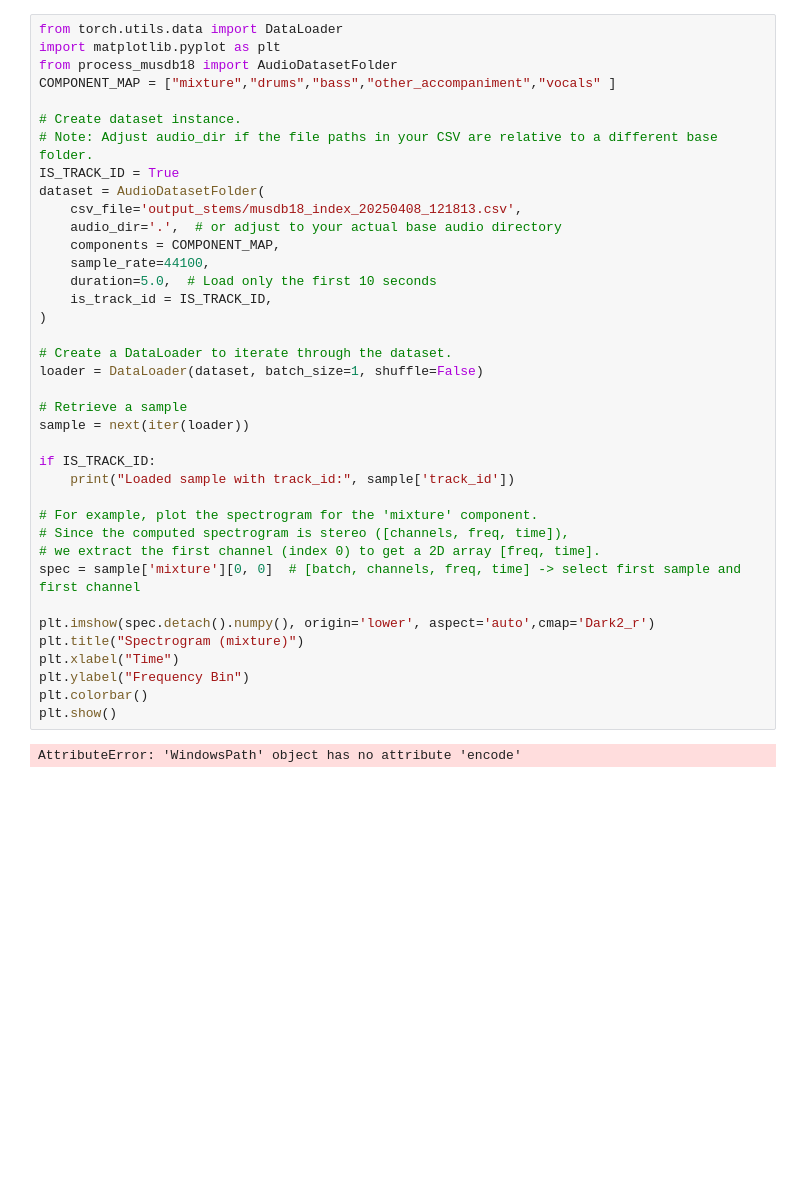
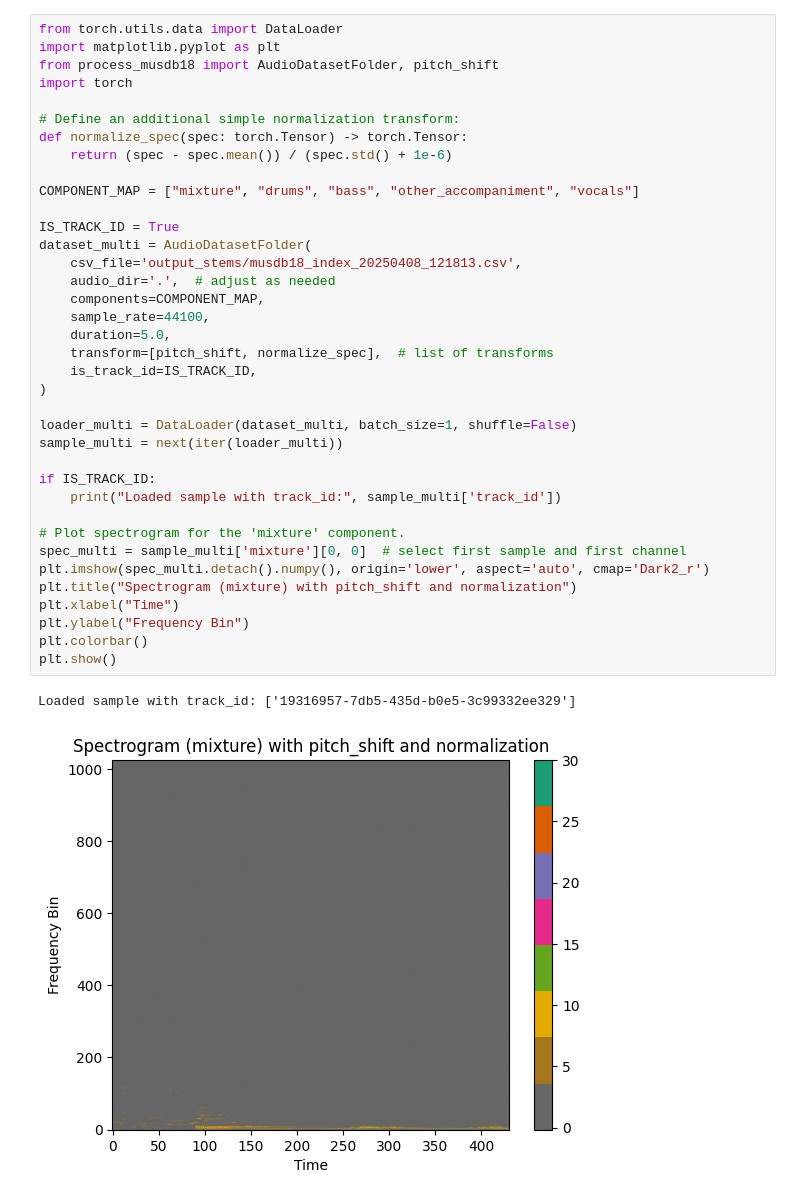
Before and after one commit to Nirab123456/music-style-trans, a Jupyter notebook: sp-m18.ipynb, the cells around one changed output. Drawn from its saved outputs; the diff is of its cells as text; blank space fills up the shorter version.

Commit message:
audiofolder can take single or multiple transformation

```diff
--- a/sp-m18.ipynb
+++ b/sp-m18.ipynb
@@ -1,40 +1,40 @@
 # %%
 from torch.utils.data import DataLoader
 import matplotlib.pyplot as plt
-from process_musdb18 import AudioDatasetFolder
-COMPONENT_MAP = ["mixture","drums","bass","other_accompaniment","vocals" ]
+from process_musdb18 import AudioDatasetFolder, pitch_shift
+import torch
 
-# Create dataset instance.
-# Note: Adjust audio_dir if the file paths in your CSV are relative to a different base folder.
+# Define an additional simple normalization transform:
+def normalize_spec(spec: torch.Tensor) -> torch.Tensor:
+    return (spec - spec.mean()) / (spec.std() + 1e-6)
+
+COMPONENT_MAP = ["mixture", "drums", "bass", "other_accompaniment", "vocals"]
+
 IS_TRACK_ID = True
-dataset = AudioDatasetFolder(
+dataset_multi = AudioDatasetFolder(
     csv_file='output_stems/musdb18_index_20250408_121813.csv',
-    audio_dir='.',  # or adjust to your actual base audio directory
-    components = COMPONENT_MAP,
+    audio_dir='.',  # adjust as needed
+    components=COMPONENT_MAP,
     sample_rate=44100,
-    duration=5.0,  # Load only the first 10 seconds
-    is_track_id = IS_TRACK_ID,
+    duration=5.0,
+    transform=[pitch_shift, normalize_spec],  # list of transforms
+    is_track_id=IS_TRACK_ID,
 )
 
-# Create a DataLoader to iterate through the dataset.
-loader = DataLoader(dataset, batch_size=1, shuffle=False)
-
-# Retrieve a sample
-sample = next(iter(loader))
+loader_multi = DataLoader(dataset_multi, batch_size=1, shuffle=False)
+sample_multi = next(iter(loader_multi))
 
 if IS_TRACK_ID:
-    print("Loaded sample with track_id:", sample['track_id'])
+    print("Loaded sample with track_id:", sample_multi['track_id'])
 
-# For example, plot the spectrogram for the 'mixture' component.
-# Since the computed spectrogram is stereo ([channels, freq, time]),
-# we extract the first channel (index 0) to get a 2D array [freq, time].
-spec = sample['mixture'][0, 0]  # [batch, channels, freq, time] -> select first sample and first channel
-
-plt.imshow(spec.detach().numpy(), origin='lower', aspect='auto',cmap='Dark2_r')
-plt.title("Spectrogram (mixture)")
+# Plot spectrogram for the 'mixture' component.
+spec_multi = sample_multi['mixture'][0, 0]  # select first sample and first channel
+plt.imshow(spec_multi.detach().numpy(), origin='lower', aspect='auto', cmap='Dark2_r')
+plt.title("Spectrogram (mixture) with pitch_shift and normalization")
 plt.xlabel("Time")
 plt.ylabel("Frequency Bin")
 plt.colorbar()
 plt.show()
 # %% [output]
-AttributeError: 'WindowsPath' object has no attribute 'encode'
+Loaded sample with track_id: ['19316957-7db5-435d-b0e5-3c99332ee329']
+[figure, added]
```
Also changed, not shown: parts of 1 cell of this notebook, 5 other files.
